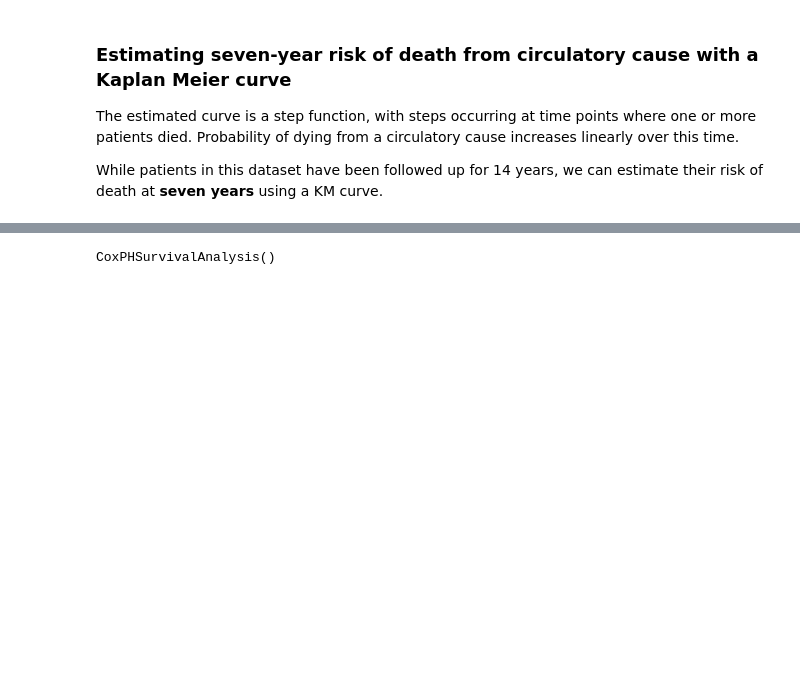
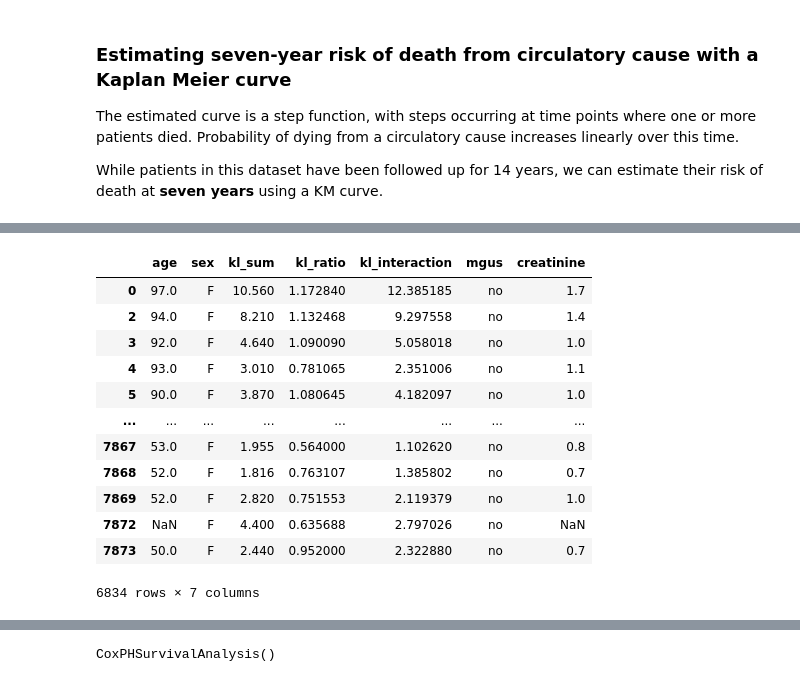
Before and after one commit to jessica-irving/risk-of-circulatory-death-7yrs, a Jupyter notebook: Risk_of_death_7yr_from_circulatory.ipynb, the cells around one changed output, grey strips where cells are left out. Saved outputs shown, nothing was run; the diff lists cells and outputs as text; code cells hidden in the pictures; blank space fills up the shorter version.

```diff
--- a/Risk_of_death_7yr_from_circulatory.ipynb
+++ b/Risk_of_death_7yr_from_circulatory.ipynb
@@ -274,3 +282,19 @@ train_x = df[df["sample.yr"].isin(exclude_years) == False].filter(['age','sex','
 test_y = df[df["sample.yr"].isin(exclude_years)].drop(['chapter'], 1).filter(['circ_death', 'futime'])
 
 test_x = df[df["sample.yr"].isin(exclude_years)].drop(['chapter'], 1).filter(['age', 'sex','kl_sum', 'kl_ratio', 'kl_interaction', 'mgus', 'creatinine'])
+# %%
+train_x
+# %% [output]
+|  | age | sex | kl_sum | kl_ratio | kl_interaction | mgus | creatinine |
+| 0 | 97.0 | F | 10.560 | 1.172840 | 12.385185 | no | 1.7 |
+| 2 | 94.0 | F | 8.210 | 1.132468 | 9.297558 | no | 1.4 |
+| 3 | 92.0 | F | 4.640 | 1.090090 | 5.058018 | no | 1.0 |
+| 4 | 93.0 | F | 3.010 | 0.781065 | 2.351006 | no | 1.1 |
+| 5 | 90.0 | F | 3.870 | 1.080645 | 4.182097 | no | 1.0 |
+| ... | ... | ... | ... | ... | ... | ... | ... |
+| 7867 | 53.0 | F | 1.955 | 0.564000 | 1.102620 | no | 0.8 |
+| 7868 | 52.0 | F | 1.816 | 0.763107 | 1.385802 | no | 0.7 |
+| 7869 | 52.0 | F | 2.820 | 0.751553 | 2.119379 | no | 1.0 |
+| 7872 | NaN | F | 4.400 | 0.635688 | 2.797026 | no | NaN |
+| 7873 | 50.0 | F | 2.440 | 0.952000 | 2.322880 | no | 0.7 |
+6834 rows × 7 columns
```
Also changed, not shown: parts of 51 cells of this notebook.
